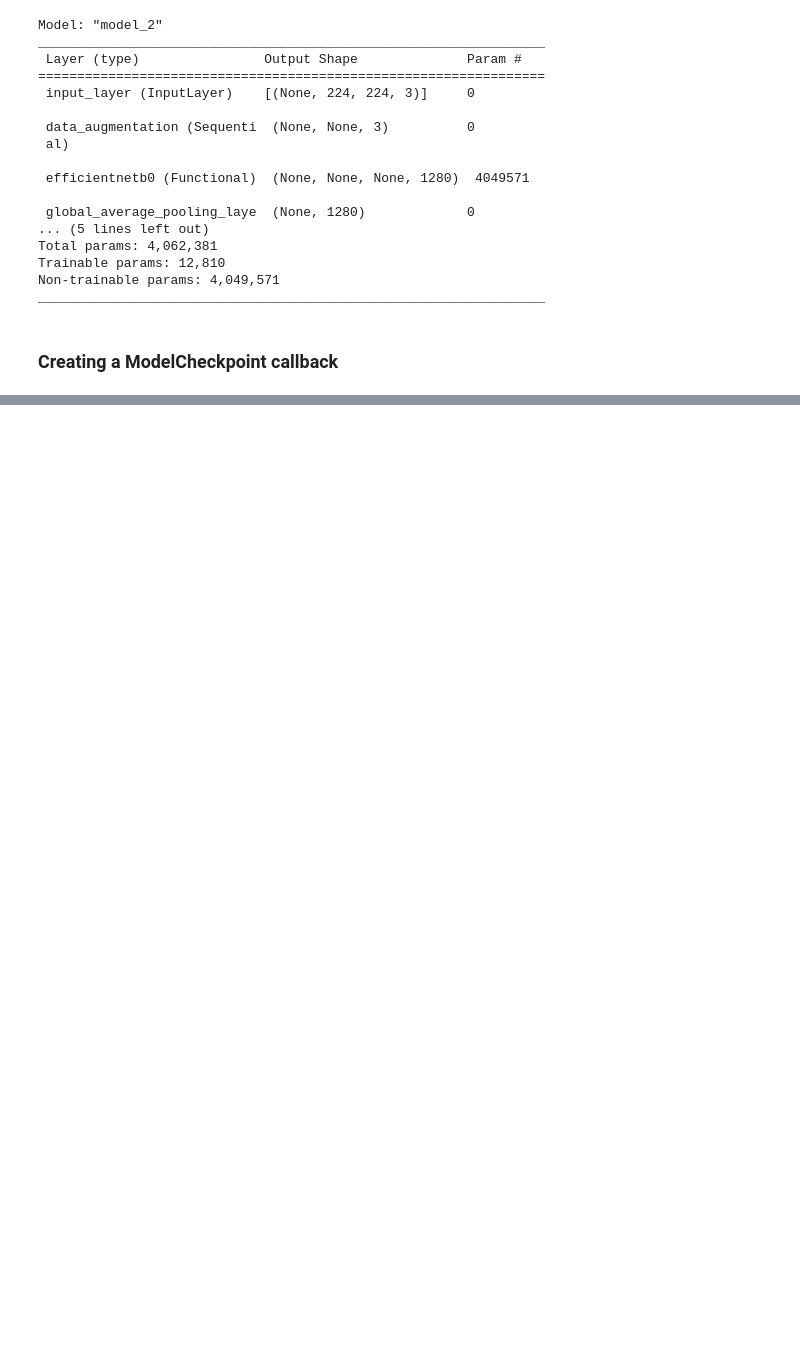
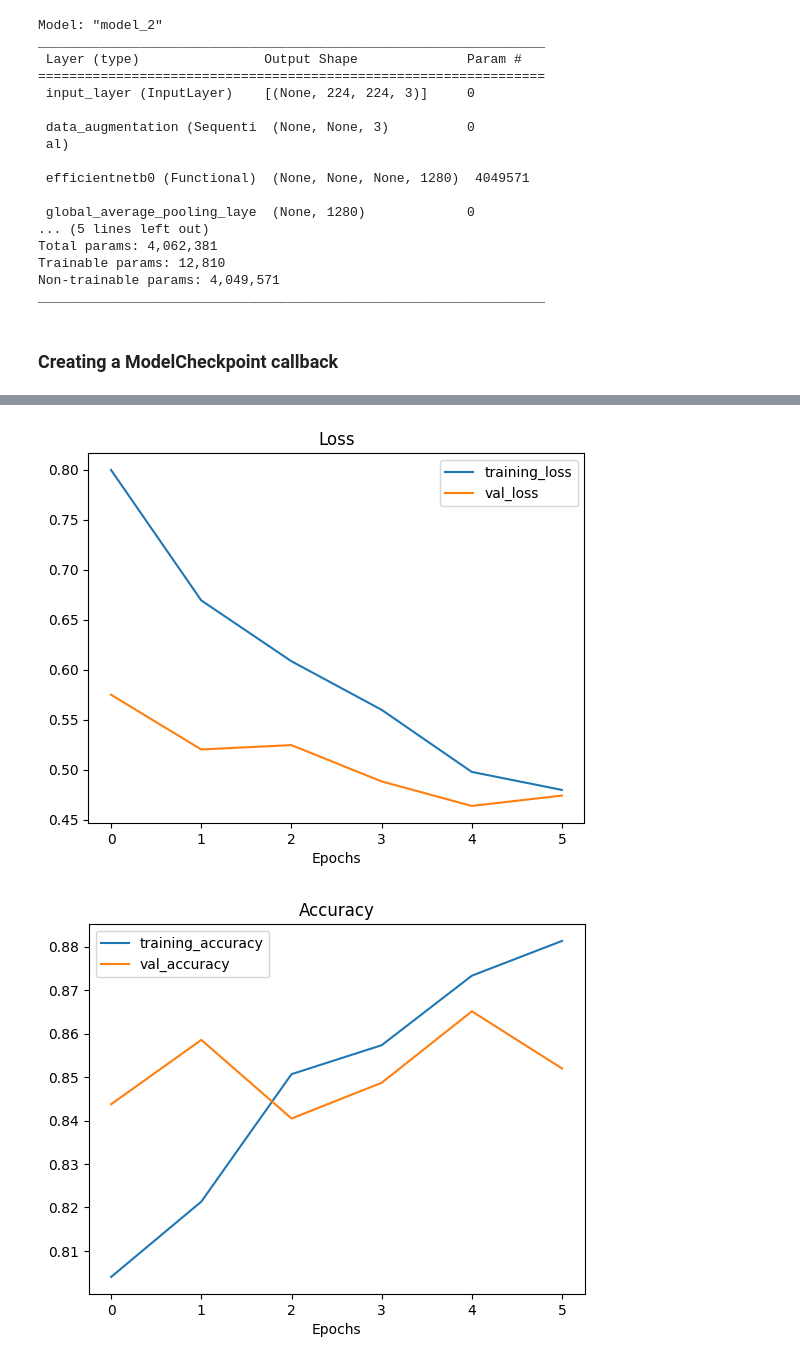
Before and after one commit to sakshamkumar1/tensorflow-notebooks, a Jupyter notebook: 05_transfer_learning_in_tensorflow_part_2_fine_tuning.ipynb, the cells around one changed output, grey strips where cells are left out. Saved outputs shown, nothing was run; the diff lists cells and outputs as text; code cells hidden in the pictures; blank space fills up the shorter version.

```diff
--- a/05_transfer_learning_in_tensorflow_part_2_fine_tuning.ipynb
+++ b/05_transfer_learning_in_tensorflow_part_2_fine_tuning.ipynb
@@ -635,0 +666,3 @@ Epoch 5: saving model to ten_percent_model_checkpoint_weights/checkpoint.ckpt
+# %%
+for layer in model_2.layers:
+  print(layer, layer.trainable)
@@ -635,0 +675,3 @@ Epoch 5: saving model to ten_percent_model_checkpoint_weights/checkpoint.ckpt
+# %%
+for i, layer in enumerate(model_2.layers[2].layers):
+  print(i, layer.name, layer.trainable)
@@ -635,0 +700,9 @@ Epoch 5: saving model to ten_percent_model_checkpoint_weights/checkpoint.ckpt
+# %%
+base_model.trainable = True
+
+for layer in base_model.layers[:-10]:
+  layer.trainable = False
+
+  model_2.compile(loss="categorical_crossentropy",
+                  optimizer=tf.keras.optimizers.Adam(learning_rate=0.0001),
+                  metrics=["accuracy"])
@@ -635,0 +742,10 @@ Epoch 5: saving model to ten_percent_model_checkpoint_weights/checkpoint.ckpt
+# %%
+fine_tune_epochs = initial_epochs + 5
+
+history_fine_10_percent_data_aug = model_2.fit(train_data_10_percent,
+                                               epochs=fine_tune_epochs,
+                                               validation_data=test_data,
+                                               validation_steps=int(0.25 * len(test_data)),
+                                               initial_epoch=history_10_percent_data_aug.epoch[-1],
+                                               callbacks=[create_tensorboard_callback(dir_name="transfer_learning",
+                                                                                      experiment_name="10_percent_fine_tune_last_10")])
@@ -635,0 +772,5 @@ Epoch 5: saving model to ten_percent_model_checkpoint_weights/checkpoint.ckpt
+# %%
+plot_loss_curves(history_fine_10_percent_data_aug)
+# %% [output]
+[figure, added]
+[figure, added]
```
Also changed, not shown: parts of 34 cells of this notebook.
